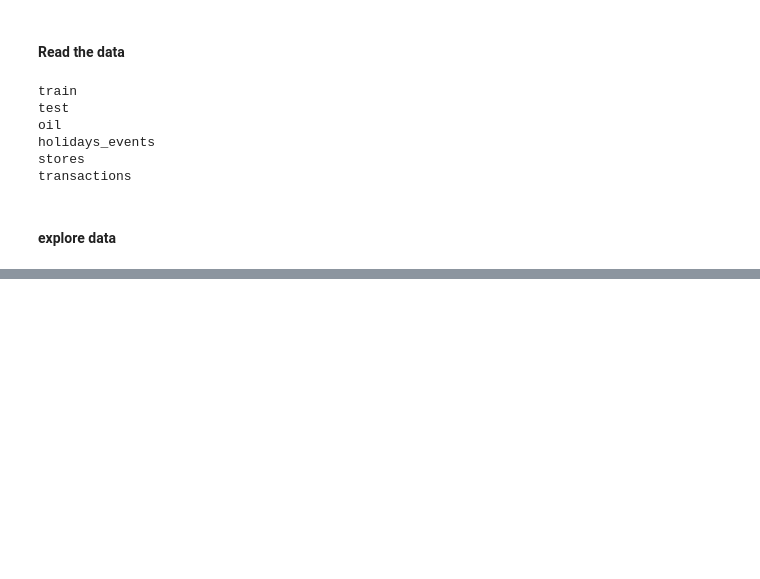
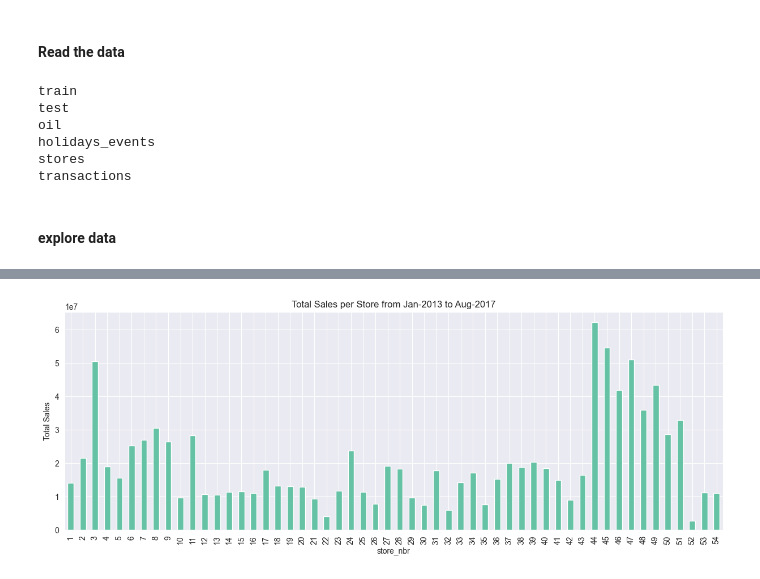
Before and after one commit to aakmalf/projects, a Jupyter notebook: store-sales/data.ipynb, the cells around one changed output, grey strips where cells are left out. Saved outputs shown, nothing was run; the diff lists cells and outputs as text; code cells hidden in the pictures; blank space fills up the shorter version.

```diff
--- a/store-sales/data.ipynb
+++ b/store-sales/data.ipynb
@@ -36,0 +209,4 @@ transactions
+# %%
+train["date"] = pd.to_datetime(train["date"])
+# %%
+train.set_index('date', inplace=True)
@@ -36,0 +409,8 @@ transactions
+# %%
+train.groupby("store_nbr")["sales"].sum().plot(kind="bar", figsize=(15, 5))
+
+plt.title("Total Sales per Store from Jan-2013 to Aug-2017")
+plt.xtitle("Store Number")
+plt.show()
+# %% [output]
+[figure, added]
```
Also changed, not shown: parts of 67 cells of this notebook.
